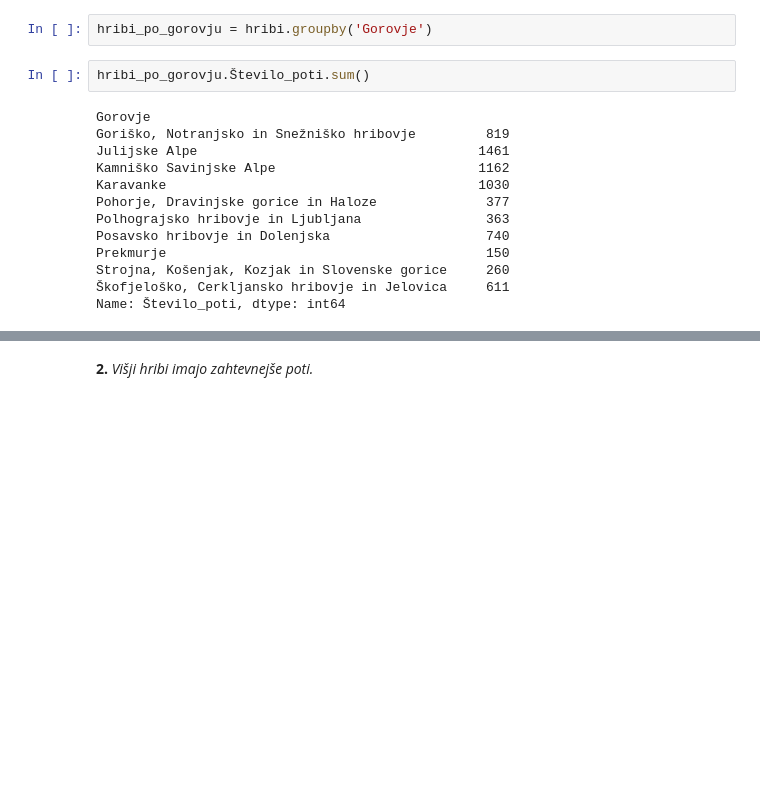
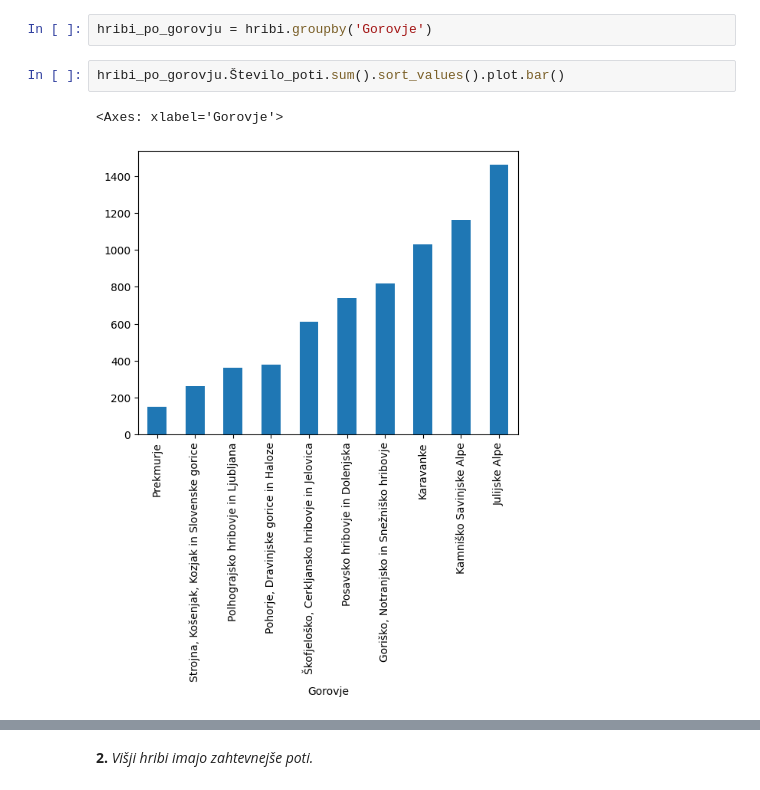
Before and after one commit to AndrazKukovicic/Hribi_projektna_naloga, a Jupyter notebook: Analiza_podatkov.ipynb, the cells around one changed output, grey strips where cells are left out. Drawn from its saved outputs; the diff is of its cells as text; blank space fills up the shorter version.

```diff
--- a/Analiza_podatkov.ipynb
+++ b/Analiza_podatkov.ipynb
@@ -61,18 +62,8 @@ poti.head(10)
 # %%
 hribi_po_gorovju = hribi.groupby('Gorovje')
 # %%
-hribi_po_gorovju.Število_poti.sum()
+hribi_po_gorovju.Število_poti.sum().sort_values().plot.bar()
 # %% [output]
-Gorovje
-Goriško, Notranjsko in Snežniško hribovje         819
-Julijske Alpe                                    1461
-Kamniško Savinjske Alpe                          1162
-Karavanke                                        1030
-Pohorje, Dravinjske gorice in Haloze              377
-Polhograjsko hribovje in Ljubljana                363
-Posavsko hribovje in Dolenjska                    740
-Prekmurje                                         150
-Strojna, Košenjak, Kozjak in Slovenske gorice     260
-Škofjeloško, Cerkljansko hribovje in Jelovica     611
-Name: Število_poti, dtype: int64
+<Axes: xlabel='Gorovje'>
+[figure, added]
 # %%
```
Also changed, not shown: parts of 7 cells of this notebook.
